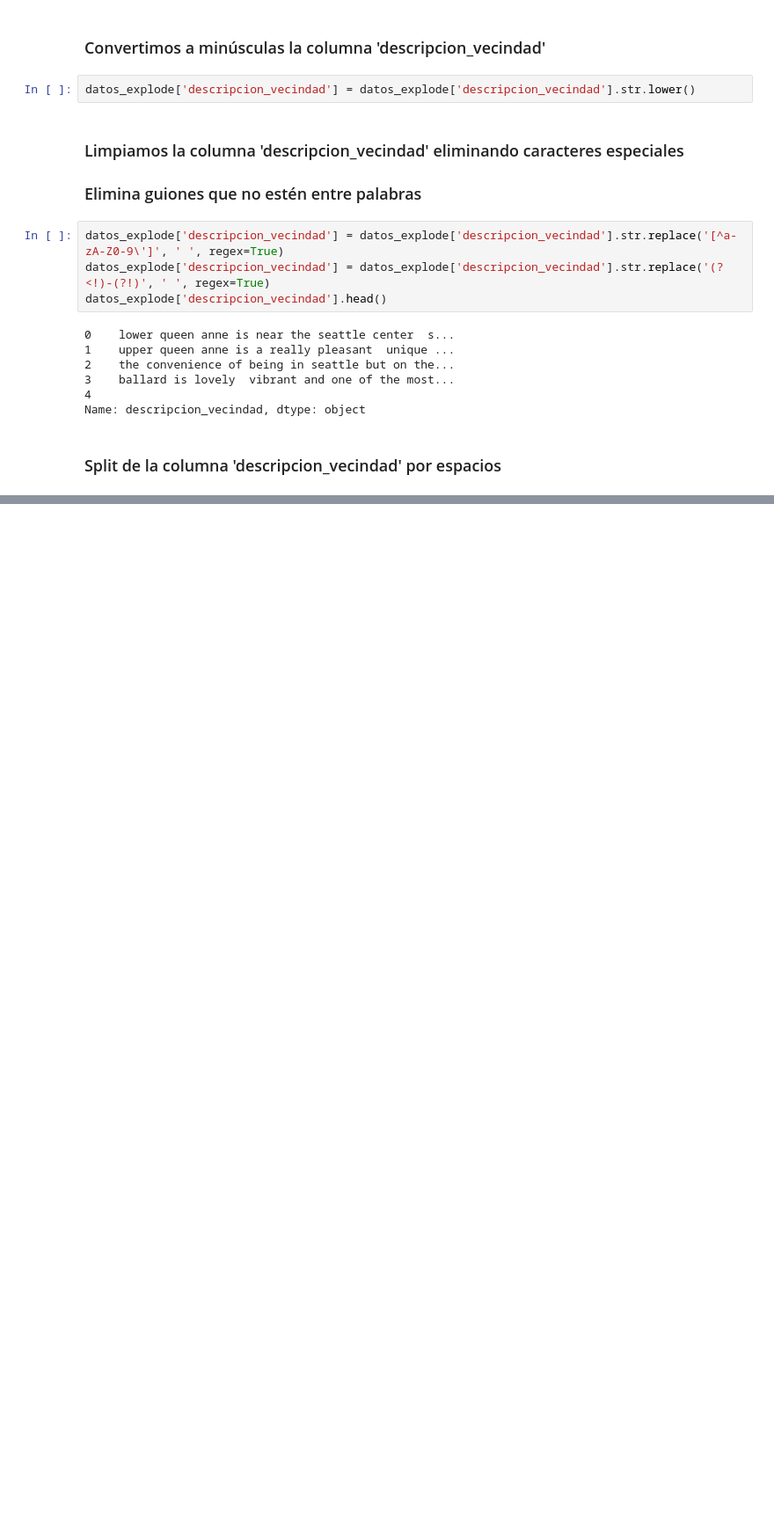
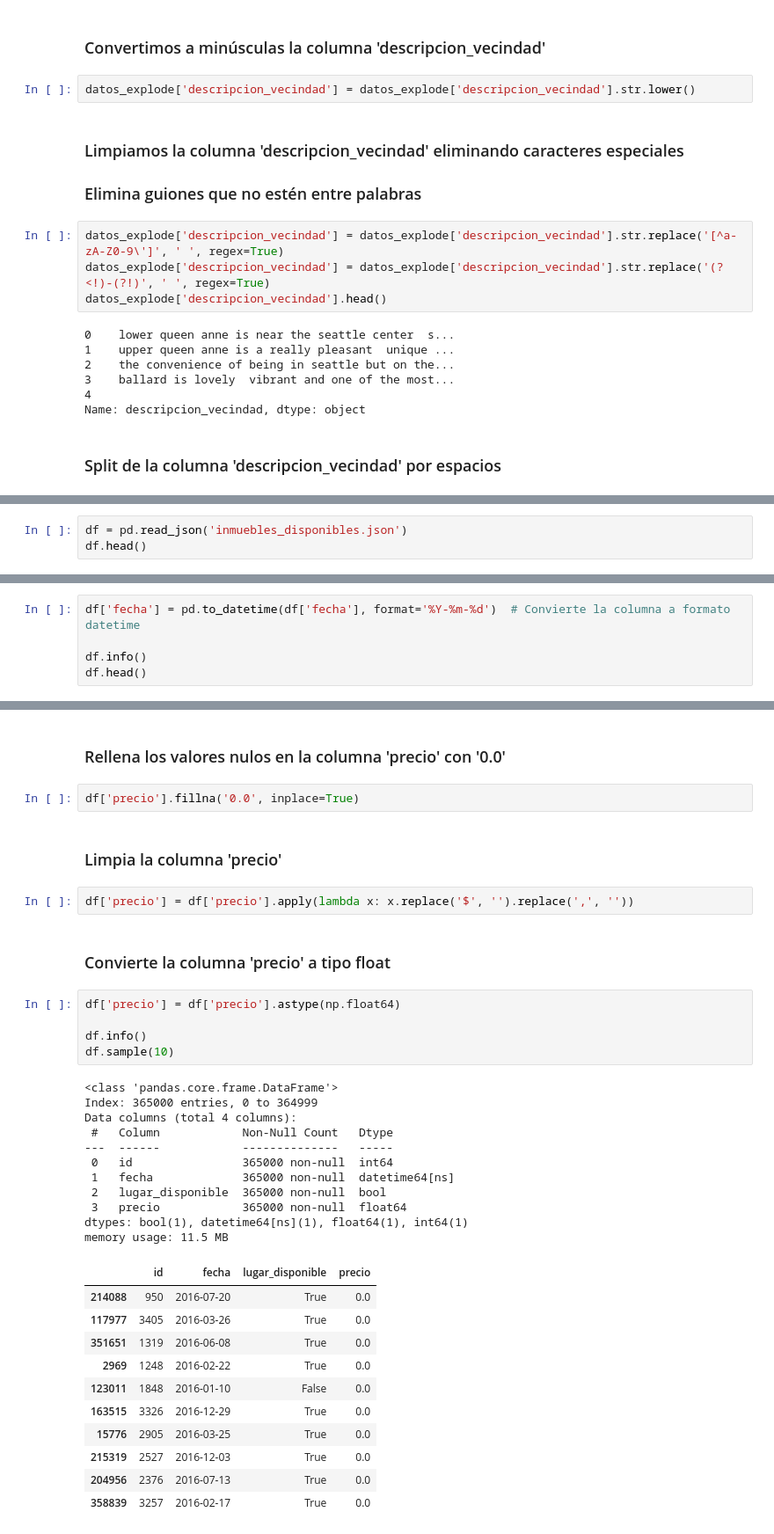
Before and after one commit to LejImkoaj/pandas_transf_manip_datos, a Jupyter notebook: conociendo_el_problema/entendiendo_el_problema.ipynb, the cells around one changed output, grey strips where cells are left out. Shown at 88% size. Drawn from its saved outputs; the diff is of its cells as text; blank space fills up the shorter version.

Commit message:
usando datetime

```diff
--- a/conociendo_el_problema/entendiendo_el_problema.ipynb
+++ b/conociendo_el_problema/entendiendo_el_problema.ipynb
@@ -350,0 +353,3 @@ datos_explode.head()
+# %%
+df = pd.read_json('inmuebles_disponibles.json')
+df.head()
@@ -350,0 +379,5 @@ datos_explode.head()
+# %%
+df['fecha'] = pd.to_datetime(df['fecha'], format='%Y-%m-%d')  # Convierte la columna a formato datetime
+
+df.info()
+df.head()
@@ -350,0 +451,38 @@ datos_explode.head()
+# %% [markdown]
+### Rellena los valores nulos en la columna 'precio' con '0.0'
+# %%
+df['precio'].fillna('0.0', inplace=True)
+# %% [markdown]
+### Limpia la columna 'precio'
+# %%
+df['precio'] = df['precio'].apply(lambda x: x.replace('$', '').replace(',', ''))
+# %% [markdown]
+### Convierte la columna 'precio' a tipo float
+# %%
+df['precio'] = df['precio'].astype(np.float64)
+
+df.info()
+df.sample(10)
+# %% [output]
+<class 'pandas.core.frame.DataFrame'>
+Index: 365000 entries, 0 to 364999
+Data columns (total 4 columns):
+ #   Column            Non-Null Count   Dtype
+---  ------            --------------   -----
+ 0   id                365000 non-null  int64
+ 1   fecha             365000 non-null  datetime64[ns]
+ 2   lugar_disponible  365000 non-null  bool
+ 3   precio            365000 non-null  float64
+dtypes: bool(1), datetime64[ns](1), float64(1), int64(1)
+memory usage: 11.5 MB
+|  | id | fecha | lugar_disponible | precio |
+| 214088 | 950 | 2016-07-20 | True | 0.0 |
+| 117977 | 3405 | 2016-03-26 | True | 0.0 |
+| 351651 | 1319 | 2016-06-08 | True | 0.0 |
+| 2969 | 1248 | 2016-02-22 | True | 0.0 |
+| 123011 | 1848 | 2016-01-10 | False | 0.0 |
+| 163515 | 3326 | 2016-12-29 | True | 0.0 |
+| 15776 | 2905 | 2016-03-25 | True | 0.0 |
+| 215319 | 2527 | 2016-12-03 | True | 0.0 |
+| 204956 | 2376 | 2016-07-13 | True | 0.0 |
+| 358839 | 3257 | 2016-02-17 | True | 0.0 |
```
Also changed, not shown: parts of 11 cells of this notebook, 1 other file.
